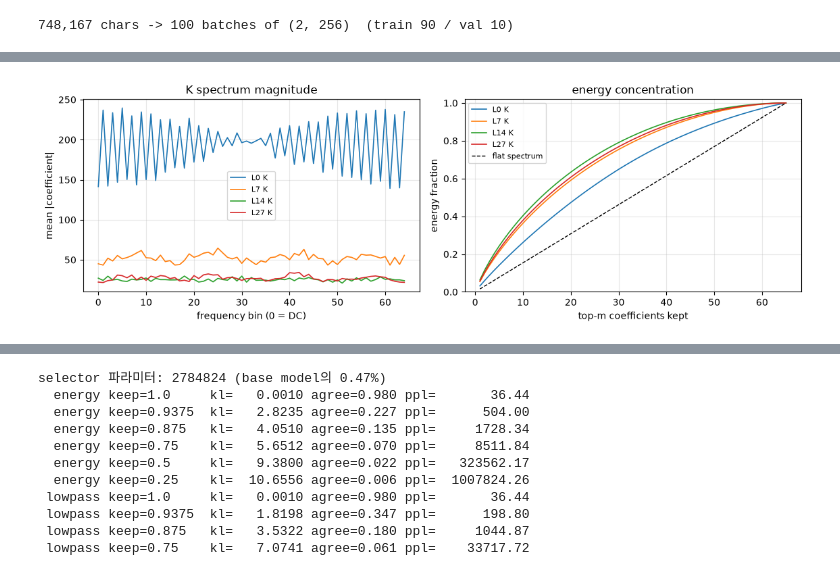
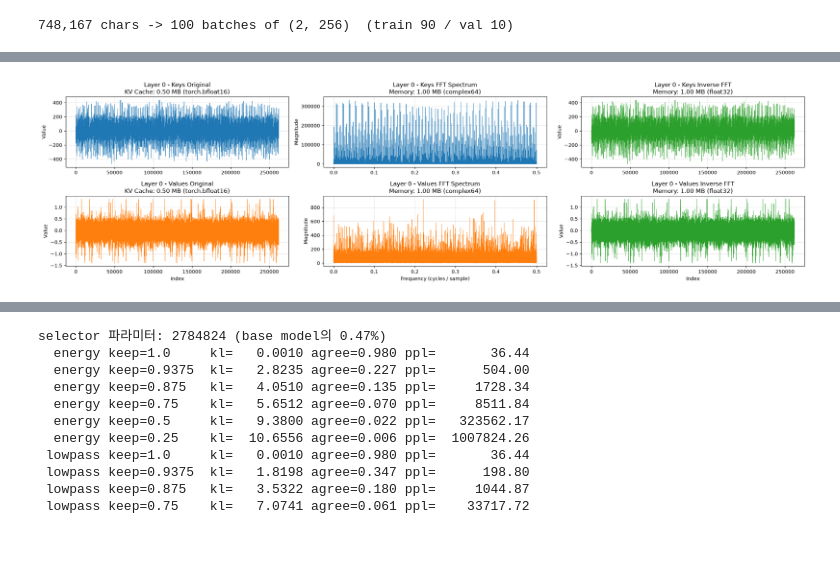
Before and after one commit to ByeonggeonGo/vllm-custom-kv-codec-k8v4, a Jupyter notebook: fft_kv_compression.ipynb, the cells around one changed output, grey strips where cells are left out. Drawn from its saved outputs; the diff is of its cells as text; code cells hidden in the pictures; blank space fills up the shorter version.

```diff
--- a/fft_kv_compression.ipynb
+++ b/fft_kv_compression.ipynb
@@ -120,30 +105,59 @@ print(f"{len(text):,} chars -> {len(batches)} batches of {tuple(batches[0].shape
 # %%
-# 레이어별 K/V 스펙트럼 통계
-stats = tools.spectrum_stats(model, val_batches[0])
+# 레이어별 K/V cache를 (batch, seq, heads, head_dim) 순서로 1차원으로 펼친 뒤 FFT
+import numpy as np
+from transformers import DynamicCache
 
 probe_layers = [0, info["layers"] // 4, info["layers"] // 2, info["layers"] - 1]
-fig, (ax_mag, ax_cum) = plt.subplots(1, 2, figsize=(11.5, 3.8))
-for layer in probe_layers:
-    ax_mag.plot(stats["mean_mag"][(layer, "k")], label=f"L{layer} K", lw=1.2)
-    ax_cum.plot(range(1, info["n_freq"] + 1), stats["energy_curve"][(layer, "k")],
-                label=f"L{layer} K", lw=1.2)
-ax_cum.plot([1, info["n_freq"]], [1 / info["n_freq"], 1.0], "k--", lw=1,
-            label="flat spectrum")
-ax_mag.set(xlabel="frequency bin (0 = DC)", ylabel="mean |coefficient|",
-           title="K spectrum magnitude")
-ax_cum.set(xlabel="top-m coefficients kept", ylabel="energy fraction",
-           title="energy concentration", ylim=(0, 1.02))
-for a in (ax_mag, ax_cum):
-    a.grid(alpha=0.3)
-    a.legend(fontsize=8)
-plt.tight_layout()
-plt.show()
+PLOT_LAYERS = probe_layers          # 전부 보려면 range(info["layers"])
+TOP_N = 5                           # 프린트할 피크 개수
 
-# 숫자로도: 계수 절반만 남겼을 때 남는 에너지
-half = info["n_freq"] // 2
-for which in ("k", "v"):
-    kept = [float(stats["energy_curve"][(l, which)][half - 1]) for l in range(info["layers"])]
-    print(f"{which.upper()}: top-{half}/{info['n_freq']} 계수가 담는 에너지 "
-          f"평균 {sum(kept)/len(kept):.3f} (최소 {min(kept):.3f}, 최대 {max(kept):.3f})")
-print("\n완전히 평탄한 스펙트럼이면 이 값이 0.5다. 1에 가까울수록 sparse하다.")
+cache = DynamicCache(config=model.config)
+with torch.no_grad():
+    tools.forward_logits(model, val_batches[0][:1], cache)
+print("cache:", tuple(cache.layers[0].keys.shape), "(batch, heads, seq, head_dim)\n")
+
+for i in PLOT_LAYERS:
+    fig, axes = plt.subplots(2, 3, figsize=(22, 6))
+    for row, (name, tensor, color) in enumerate((("Keys", cache.layers[i].keys, "tab:blue"),
+                                                 ("Values", cache.layers[i].values, "tab:orange"))):
+        cache_mem = tensor.numel() * tensor.element_size() / 1024**2
+
+        # 1. 시퀀스 우선으로 펼치기
+        x = tensor.permute(0, 2, 1, 3).detach().cpu().float().numpy().flatten()
+
+        # 2. FFT / 3. IFFT
+        spec = np.fft.rfft(x)
+        mag = np.abs(spec)
+        freqs = np.fft.rfftfreq(len(x))
+        recon = np.fft.irfft(spec, n=len(x))
+
+        axes[row, 0].plot(x, lw=0.6, color=color)
+        axes[row, 0].set_title(f"Layer {i} - {name} Original\n"
+                               f"KV Cache: {cache_mem:.2f} MB ({tensor.dtype})")
+        axes[row, 1].plot(freqs, mag, lw=0.6, color=color)
+        axes[row, 1].set_title(f"Layer {i} - {name} FFT Spectrum\n"
+                               f"Memory: {spec.nbytes / 1024**2:.2f} MB ({spec.dtype})")
+        axes[row, 2].plot(recon, lw=0.6, color="tab:green")
+        axes[row, 2].set_title(f"Layer {i} - {name} Inverse FFT\n"
+                               f"Memory: {recon.nbytes / 1024**2:.2f} MB ({recon.dtype})")
+        axes[row, 0].set_ylabel("Value")
+        axes[row, 1].set_ylabel("Magnitude")
+        axes[row, 2].set_ylabel("Value")
+
+        # 주파수 변환 결과 프린트
+        top = np.argsort(mag[1:])[::-1][:TOP_N] + 1   # DC 제외 상위 피크
+        print(f"[Layer {i:>2} {name:<6}] len={len(x)}  rfft bins={len(spec)}  "
+              f"DC={mag[0]:.2f}  IFFT max err={np.abs(recon - x).max():.2e}")
+        for b in top:
+            period = 1 / freqs[b]
+            print(f"    bin {b:>7}  freq {freqs[b]:.6f}  (period {period:9.1f} samples)  "
+                  f"|X|={mag[b]:.2f}")
+
+    for a in axes[1]:
+        a.set_xlabel("Index")
+    axes[1, 1].set_xlabel("Frequency (cycles / sample)")
+    for a in axes.flat:
+        a.grid(True, linestyle="--", alpha=0.5)
+    plt.tight_layout()
+    plt.show()
 # %% [output]
@@ -150 +178 @@ print("\n완전히 평탄한 스펙트럼이면 이 값이 0.5다. 1에 가까
-[figure, old version]
+[figure, new version]
```
Also changed, not shown: parts of 17 cells of this notebook, 3 other files.
